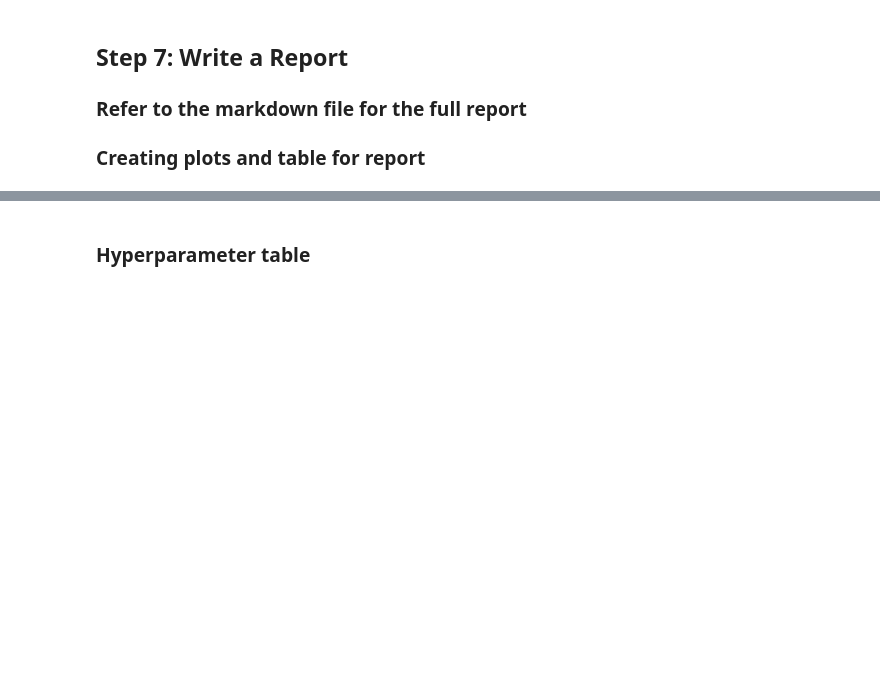
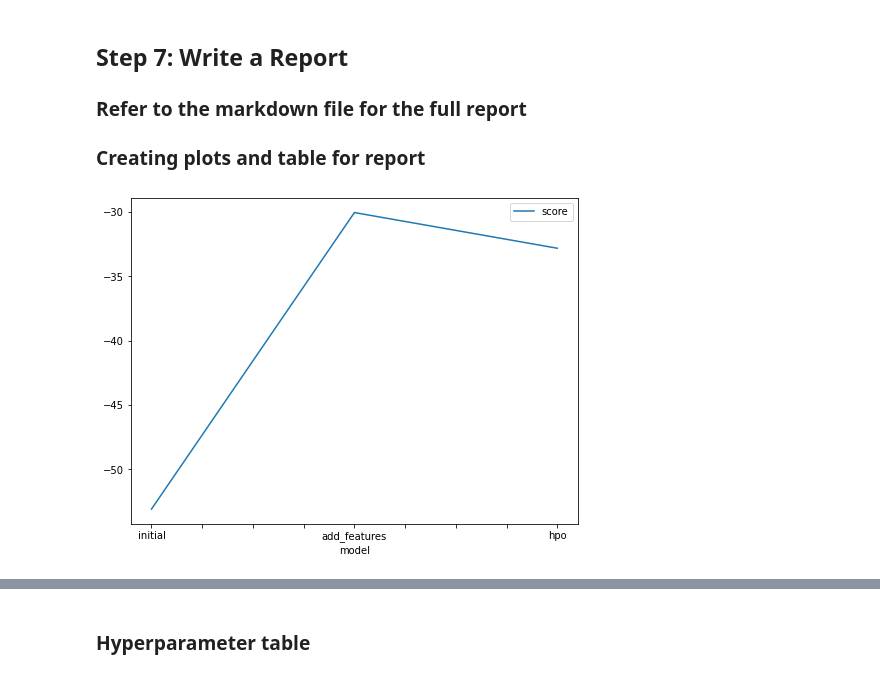
Before and after one commit to udacity/cd0385-project-starter, a Jupyter notebook: project/project-template.ipynb, the cells around one changed output, grey strips where cells are left out. Cells and saved outputs as stored; diff of their text form; code cells hidden in the pictures; blank space fills up the shorter version.

```diff
--- a/project/project-template.ipynb
+++ b/project/project-template.ipynb
@@ -638,10 +639,17 @@ submission.csv               2023-06-06 09:18:29  first raw submission
 # %%
 # Taking the top model score from each training run and creating a line plot to show improvement
 # You can create these in the notebook and save them to PNG or use some other tool (e.g. google sheets, excel)
+pred_1 = predictor.leaderboard(silent=True)['score_val'][0]
+pred_2 = predictor_new_features.leaderboard(silent=True)['score_val'][0]
+pred_3 = predictor_new_hpo.leaderboard(silent=True)['score_val'][0]
+pd.set_option('display.max_colwidth', None)
+
 fig = pd.DataFrame(
     {
         "model": ["initial", "add_features", "hpo"],
-        "score": [?, ?, ?]
-    }
-).plot(x="model", y="score", figsize=(8, 6)).get_figure()
-fig.savefig('model_train_score.png')
+
+        "score": [pred_1, pred_2, pred_3]
+    }).plot(x="model", y="score", figsize=(8, 6)).get_figure()
+fig.savefig('model_test_score.png')
+# %% [output]
+[figure, added]
```
Also changed, not shown: parts of 45 cells of this notebook, 6 other files.
